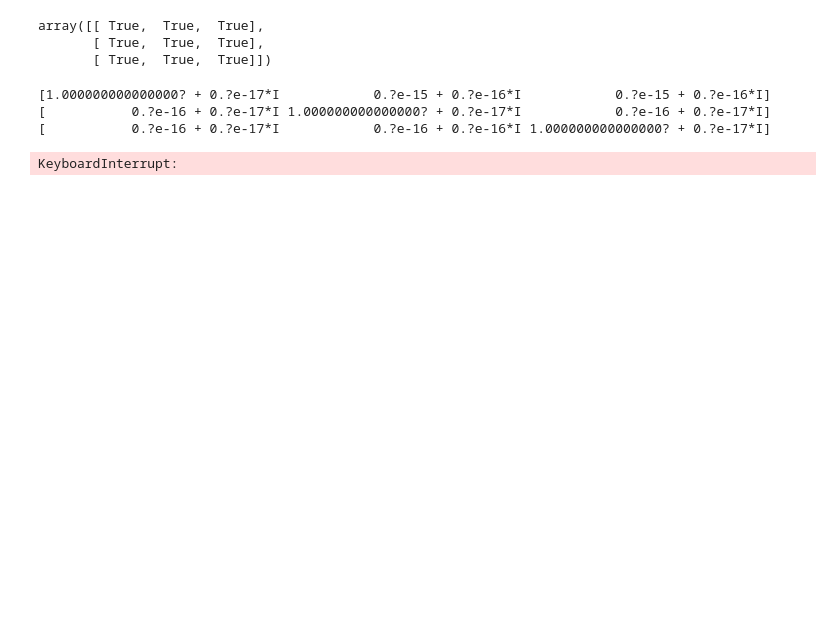
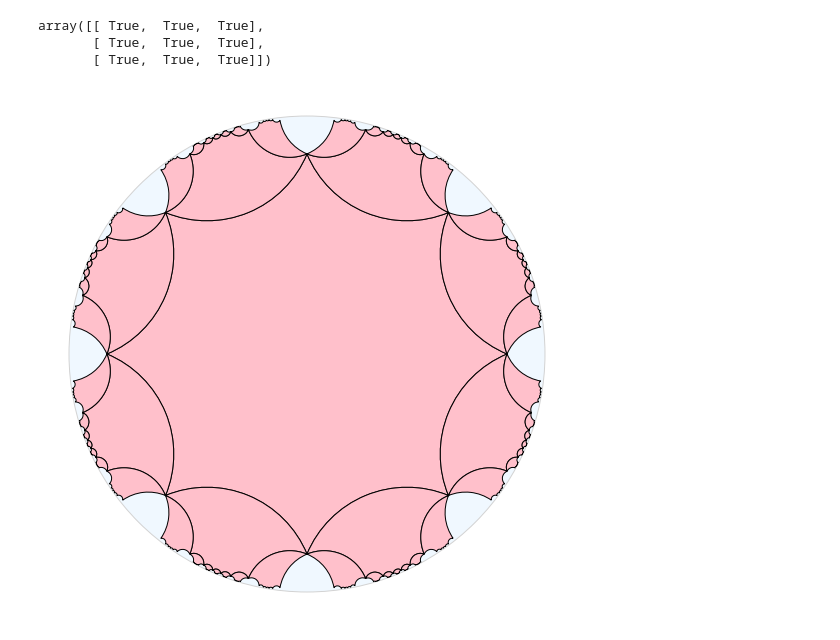
Before and after one commit to tjweisman/geometry_tools, a Jupyter notebook: testing/sage_exact.ipynb, the cells around one changed output. Saved outputs shown, nothing was run; the diff lists cells and outputs as text; code cells hidden in the pictures; blank space fills up the shorter version.

```diff
--- a/testing/sage_exact.ipynb
+++ b/testing/sage_exact.ipynb
@@ -28,13 +28,15 @@ array([[ True,  True,  True],
        [ True,  True,  True],
        [ True,  True,  True]])
 # %%
-#elts = surface_gp_rep.freely_reduced_elements(2)
-#octagons = elts @ octagon
+elts = surface_gp_rep.freely_reduced_elements(2)
+octagons = elts @ octagon
 # %%
-#fig = drawtools.HyperbolicDrawing()
-#fig.draw_plane()
+fig = drawtools.HyperbolicDrawing()
+fig.draw_plane()
 
-#fig.draw_polygon(octagons, facecolor="pink")
+fig.draw_polygon(octagons, facecolor="pink")
+# %% [output]
+[figure, added]
 # %%
 # make the triangle group representation
 triangle_group = coxeter.TriangleGroup((2,3,7))
@@ -44,6 +47,0 @@ hyp_rep = triangle_group.hyperbolic_rep(base_ring=SR)
-# %%
-Matrix(QQbar, hyp_rep["abab"].matrix)
-# %% [output]
-[1.000000000000000? + 0.?e-17*I            0.?e-15 + 0.?e-16*I            0.?e-15 + 0.?e-16*I]
-[           0.?e-16 + 0.?e-17*I 1.000000000000000? + 0.?e-17*I            0.?e-16 + 0.?e-17*I]
-[           0.?e-16 + 0.?e-17*I            0.?e-16 + 0.?e-16*I 1.000000000000000? + 0.?e-17*I]
@@ -52,4 +47,0 @@ mat = _
-# %%
-mat[0,0] == 1
-# %% [output]
-KeyboardInterrupt:
```
Also changed, not shown: parts of 4 cells of this notebook, 3 other files.
